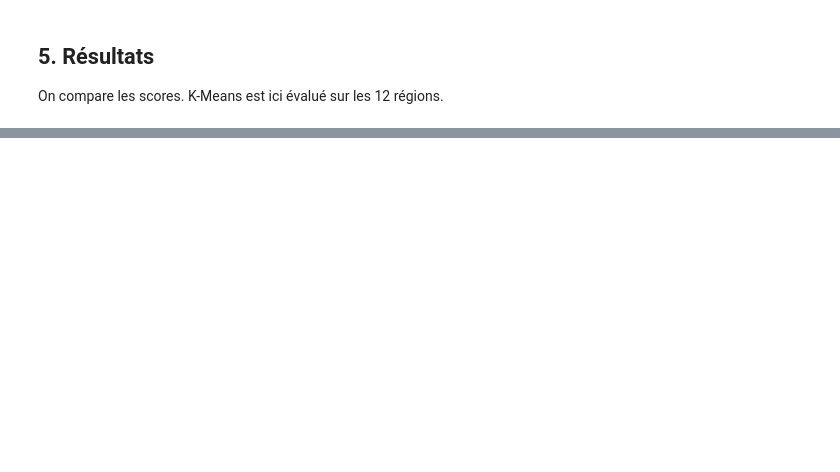
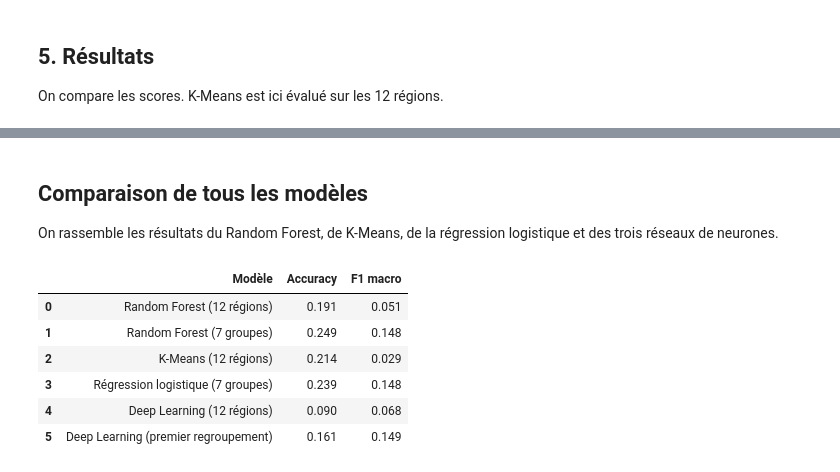
Before and after one commit to felipemarzin-oss/data-science-project, a Jupyter notebook: notebooks/trainning_eval.ipynb, the cells around one changed output, grey strips where cells are left out. Cells and saved outputs as stored; diff of their text form; code cells hidden in the pictures; blank space fills up the shorter version.

```diff
--- a/notebooks/trainning_eval.ipynb
+++ b/notebooks/trainning_eval.ipynb
@@ -288,0 +403,7 @@ On a testé Random Forest avec les régions d’origine et regroupées, puis K-M
+# %%
+configurations_dl = [
+    ("Deep Learning (12 régions)", "region"),
+    ("Deep Learning (premier regroupement)", "region_group")
+]
+
+scores_dl = [evaluer_reseau(nom, cible) for nom, cible in configurations_dl]
@@ -288,0 +448,15 @@ On a testé Random Forest avec les régions d’origine et regroupées, puis K-M
+# %% [markdown]
+## Comparaison de tous les modèles
+
+On rassemble les résultats du Random Forest, de K-Means, de la régression logistique et des trois réseaux de neurones.
+# %%
+resultats_complets = pd.concat([resultats, pd.DataFrame(scores_dl)], ignore_index=True)
+display(resultats_complets.round(3))
+# %% [output]
+|  | Modèle | Accuracy | F1 macro |
+| 0 | Random Forest (12 régions) | 0.191 | 0.051 |
+| 1 | Random Forest (7 groupes) | 0.249 | 0.148 |
+| 2 | K-Means (12 régions) | 0.214 | 0.029 |
+| 3 | Régression logistique (7 groupes) | 0.239 | 0.148 |
+| 4 | Deep Learning (12 régions) | 0.090 | 0.068 |
+| 5 | Deep Learning (premier regroupement) | 0.161 | 0.149 |
```
Also changed, not shown: parts of 18 cells of this notebook, 4 other files.
